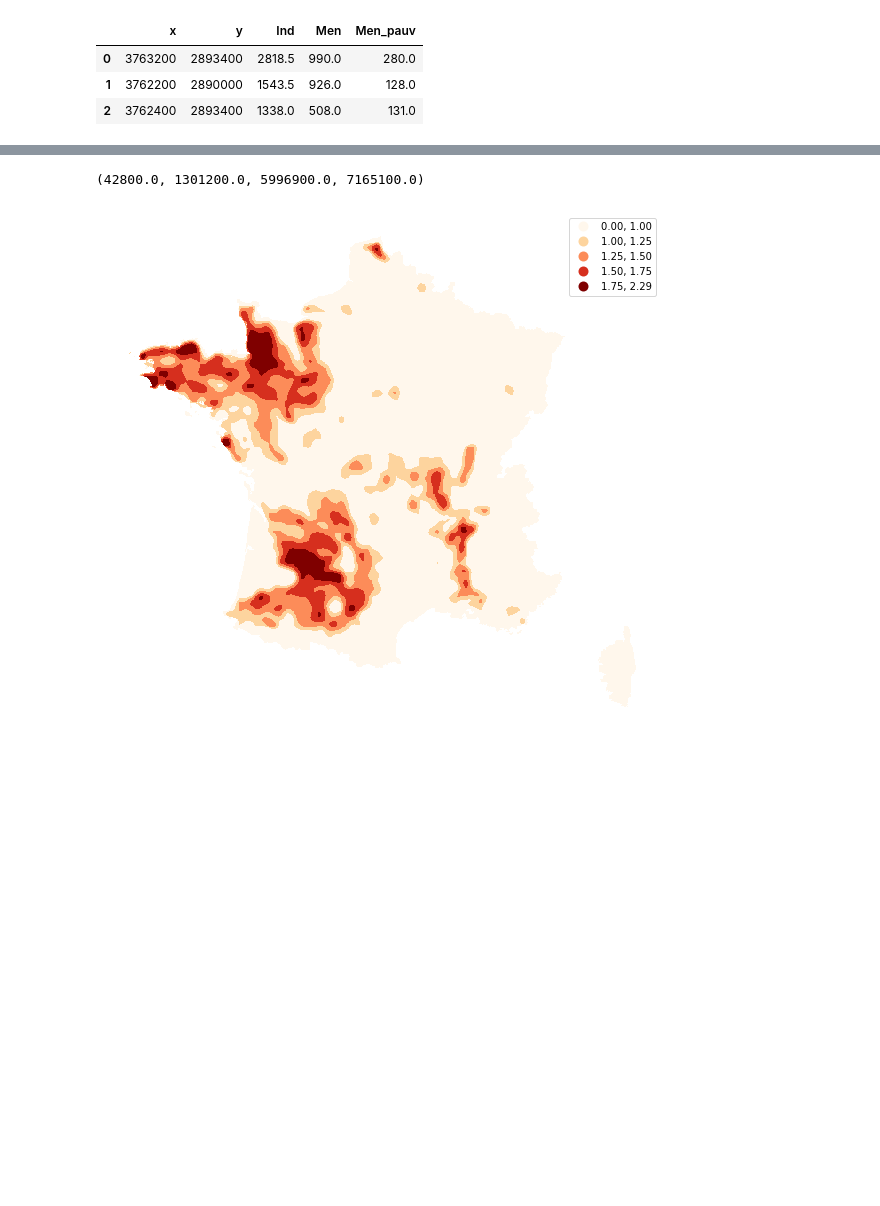
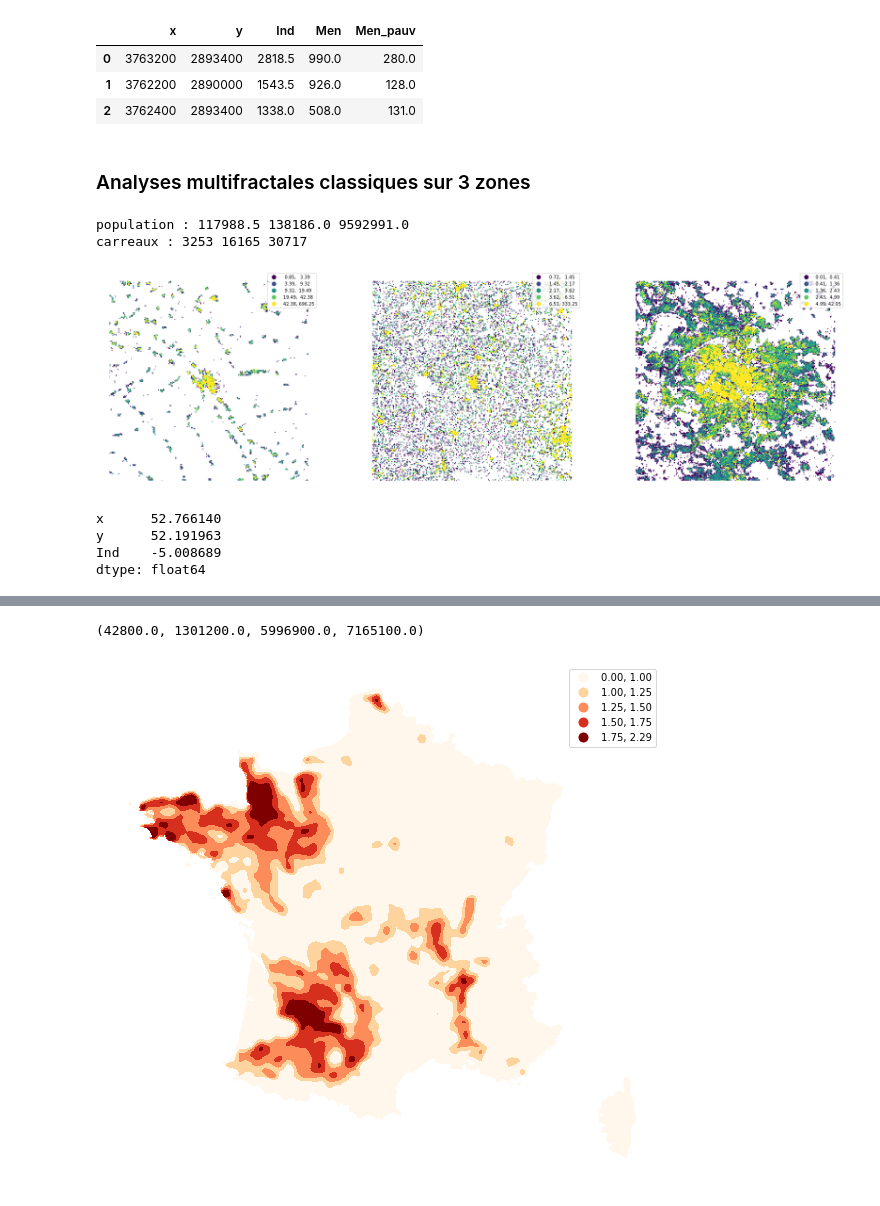
Before and after one commit to fsemecurbe/GWFA, a Jupyter notebook: D0c1c2.ipynb, the cells around one changed output, grey strips where cells are left out. Cells and saved outputs as stored; diff of their text form; code cells hidden in the pictures; blank space fills up the shorter version.

```diff
--- a/D0c1c2.ipynb
+++ b/D0c1c2.ipynb
@@ -25,3 +25,39 @@ df.head(3)
 | 0 | 3763200 | 2893400 | 2818.5 | 990.0 | 280.0 |
 | 1 | 3762200 | 2890000 | 1543.5 | 926.0 | 128.0 |
 | 2 | 3762400 | 2893400 | 1338.0 | 508.0 | 131.0 |
+# %% [markdown]
+### Analyses multifractales classiques sur 3 zones
+# %%
+side=48000
+# %%
+x,y = 3908800, 2887400
+aire_openfield = df[(df.x >= x-side/2 ) & (df.x <= (x + side/2)) & (df.y>= y- side/2) & (df.y<= (y+side/2))].copy()
+aire_openfield['P'] = aire_openfield.Ind / aire_openfield.Ind.sum() * 100000
+
+x,y = 3524600, 2917600#vire
+aire_bocage = df[(df.x >= x-side/2 ) & (df.x <= (x + side/2)) & (df.y>= y- side/2) & (df.y<= (y+side/2))].copy()
+aire_bocage['P'] = aire_bocage.Ind / aire_bocage.Ind.sum() * 100000
+
+x,y = 3761000, 2889800#paris
+aire_paris = df[(df.x >= x-side/2 ) & (df.x <= (x + side/2)) & (df.y>= y- side/2) & (df.y<= (y+side/2))].copy()
+aire_paris['P'] = aire_paris.Ind / aire_paris.Ind.sum() * 100000
+
+print('population :', aire_openfield.Ind.sum(), aire_bocage.Ind.sum(), aire_paris.Ind.sum())
+print('carreaux :', aire_openfield.shape[0], aire_bocage.shape[0], aire_paris.shape[0])
+# %% [output]
+population : 117988.5 138186.0 9592991.0
+carreaux : 3253 16165 30717
+# %%
+saire_paris = btbpy.dfToGrid(aire_paris, '2154', 200, verbose=False)
+saire_bocage = btbpy.dfToGrid(aire_bocage, '2154', 200, verbose=False)
+saire_openfield = btbpy.dfToGrid(aire_openfield, '2154', 200, verbose=False)
+# %%
+fig, axs = plt.subplots(ncols = 3, figsize=(30,10))
+saire_openfield.plot('P',figsize=(10,10), ax = axs[0], scheme='Quantiles', legend=True)
+axs[0].set_axis_off()
+saire_bocage.plot('P',figsize=(10,10), ax = axs[1], scheme='Quantiles', legend=True)
+axs[1].set_axis_off()
+saire_paris.plot('P',figsize=(10,10), ax = axs[2], scheme='Quantiles', legend=True)
+axs[2].set_axis_off()
+# %% [output]
+[figure, added]
@@ -27,0 +100,7 @@ df.head(3)
+# %%
+entropy(P, q)
+# %% [output]
+x      52.766140
+y      52.191963
+Ind    -5.008689
+dtype: float64
```
Also changed, not shown: parts of 11 cells of this notebook.
